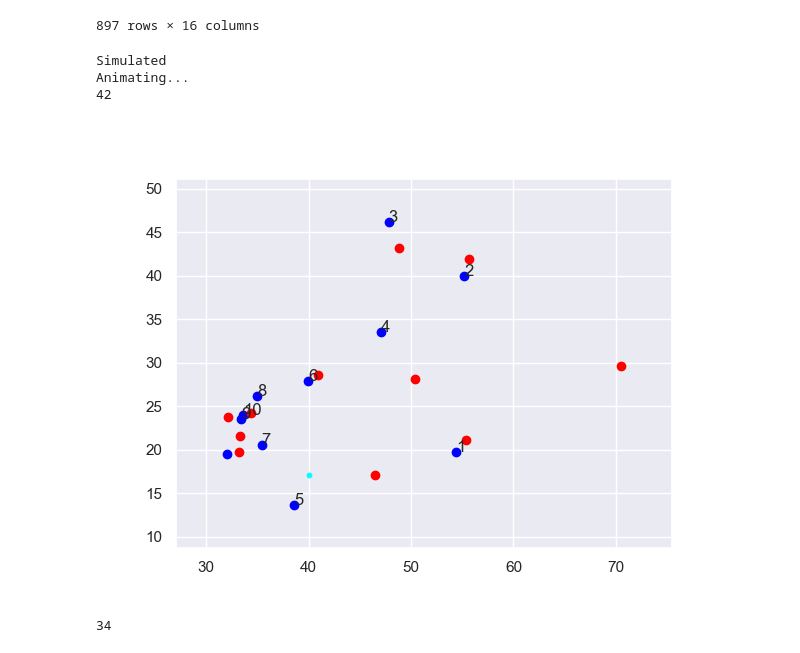
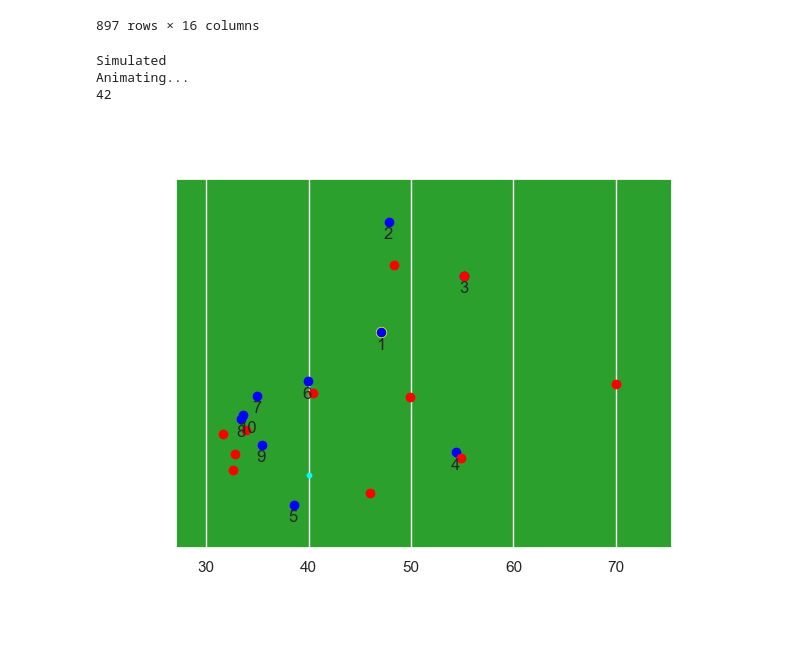
Before and after one commit to samuelrufusward/ADS-NFL, a Jupyter notebook: ExtractPlayInfo.ipynb, the cells around one changed output. Saved outputs shown, nothing was run; the diff lists cells and outputs as text; code cells hidden in the pictures.

```diff
--- a/ExtractPlayInfo.ipynb
+++ b/ExtractPlayInfo.ipynb
@@ -75,6 +75,7 @@ class Simulation:
         self.player_df = self.play_df.set_index(['nflId', 'frameId'])
         self.ball_df = self.ball_df.set_index(['frameId'])
 
+        self.calc_mode = 'vor'
         # Stuff for plotting
         self.num_frames = len(self.play_df['frameId'].unique())
         self.num_players = len(self.play_df['jerseyNumber'].unique())
@@ -122,8 +123,7 @@ class Simulation:
         qb_stats = self.madden_df.loc[qb_Id]
 
         throw_score = qb_stats['Throw On The Run'] + qb_stats['Throw Under Pressure'] + qb_stats['Throw Power'] # !!!
-        mode = 'vor'
-        if mode == 'rr':#rr = reciever rating
+        if self.calc_mode == 'rr':#rr = reciever rating
             for nflId, player in attackers.iterrows():
                 # We dont want to add the qb as a genuine receiver (maybe he could be? need to think about this though)
                 if nflId != qb_Id:
@@ -158,7 +158,7 @@ class Simulation:
                     # Add qb as a nan
                     receiver_ratings['nflId'].append(qb_Id)
                     receiver_ratings['receiver rating'].append(np.nan)
-        elif mode == 'vor':
+        elif self.calc_mode == 'vor':
             resolution = 1
             player_best_scores = {}
             player_speeds = {}#this should probs be defined outside this loop oops
@@ -230,11 +230,12 @@ class Simulation:
 
 
 
-    def run_sim(self):
+    def run_sim(self, calc_mode = 'vor'):
         """
         Iterates over the frame numbers, calculating the frames and storing them in self.frames.
         :return: None
         """
+        self.calc_mode = calc_mode
         self.frames = [0] * self.num_frames
         for i in range(self.num_frames):
             self.frames[i] = self.model_frame(i)
@@ -299,45 +300,56 @@ class Simulation:
             self.axes.clear()
             plt.axis('off')
             self.axes = plt.axes(xlim=self.xrange, ylim=self.yrange)
+            self.axes.set_facecolor("tab:green")
+
+            pitch_ticks = np.arange(0, 110, 10)
+            mask = (self.xrange[0] <= pitch_ticks)  & (pitch_ticks <= self.xrange[1])
+            ticks =pitch_ticks[mask]
+
+            self.axes.set_xticks(ticks)
+            self.axes.set_yticks([])
+
+            self.axes.grid(True)
             attackers, defenders, football_coords = frame2plot(self.frames[i])
             mode = 'rank'
             if mode == 'rank':
                 rank=1
                 for nflId, player in attackers.iterrows():
-                    self.axes.scatter(player['x'], player['y'], c='blue', zorder=5)
                     if player['receiver rating'] > 0:
-                        self.axes.text(player['x'], player['y'], rank, zorder=10)
+                        if rank == 1:
+                            self.axes.scatter(player['x'], player['y'], c='yellow', s=80, zorder=3)
+                        self.axes.scatter(player['x'], player['y'], c='blue', zorder=5)
+                        self.axes.text(player['x']-0.5, player['y']-2, rank, zorder=10)
                         rank+=1
                 for nflId, player in defenders.iterrows():
-                    self.axes.scatter(player['x'], player['y'], c='red', zorder=5)
+                    self.axes.scatter(player['x']-0.5, player['y']-2, c='red', zorder=5)
             elif mode == 'space':#look across pitch to find best location to pass to
                 resolution = 1
                 x,y,z = space_mode(resolution,attackers,defenders)
                 #self.axes.pcolormesh(x,y,z)
                 #print(max(x), max(y))
                 for nflId, player in attackers.iterrows():
                     self.axes.scatter(player['x'], player['y'], c='blue', zorder=5)
 
                 for nflId, player in defenders.iterrows():
                     self.axes.scatter(player['x'], player['y'], c='red', zorder=5)
 
 
             self.axes.scatter(football_coords['x'], football_coords['y'], c='cyan', s=10, zorder=7)
 
 
         anim = animation.FuncAnimation(self.fig, func=animate_func, init_func=init_func, frames=self.num_frames, interval=1, blit=True)
         return anim
 
 
 sim = Simulation(w1data, player_stats, median_stats, players_background, 97)
 #s.model_frame(0)
-sim.run_sim()
+sim.run_sim(calc_mode='rr')
 anim = sim.animate()
 writergif = animation.PillowWriter(fps=10)
 anim.save('test.gif', writer=writergif)
 # %% [output]
 Simulated
 Animating...
 42
-[figure, old version]
+[figure, new version]
-34
```
Also changed, not shown: parts of 3 cells of this notebook.
